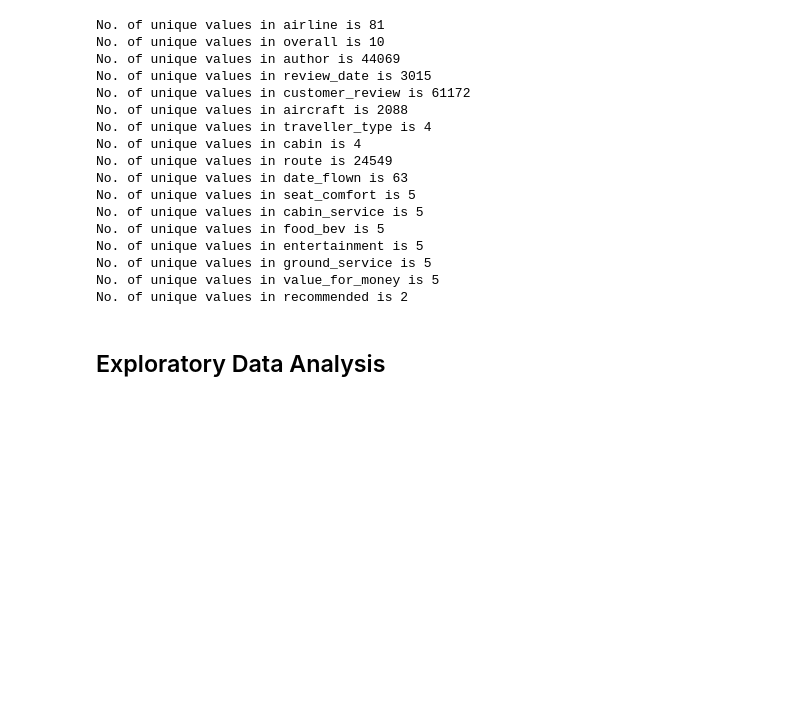
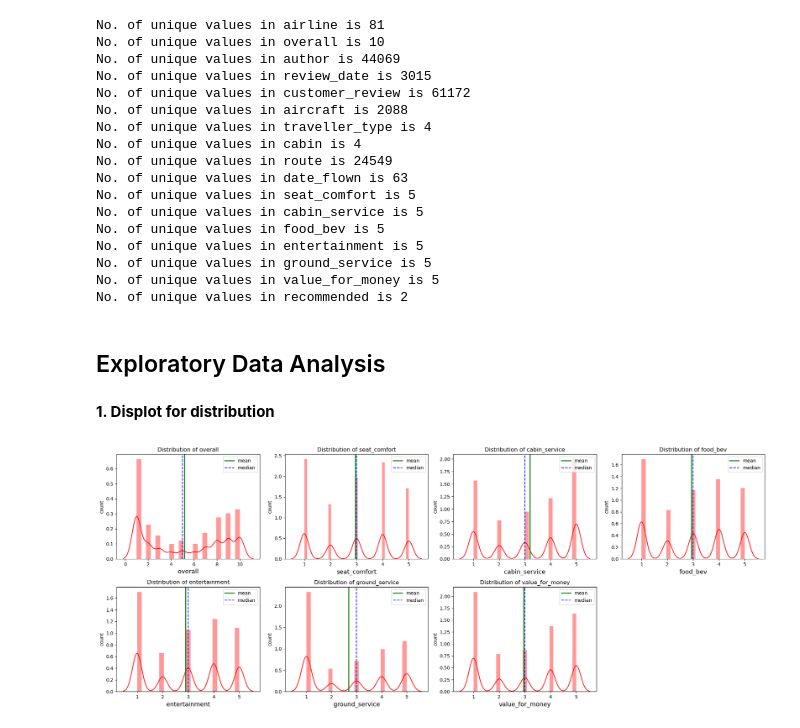
Before and after one commit to Siddharth3271/Airline-Passenger-Refferal-Prediction, a Jupyter notebook: code.ipynb, the cells around one changed output. Drawn from its saved outputs; the diff is of its cells as text; code cells hidden in the pictures; blank space fills up the shorter version.

```diff
--- a/code.ipynb
+++ b/code.ipynb
@@ -228,3 +228,41 @@ No. of unique values in value_for_money is 5
 No. of unique values in recommended is 2
 # %% [markdown]
 ## Exploratory Data Analysis
+# %% [markdown]
+**1. Displot for distribution**
+# %%
+# List of columns to visualize
+cols = ['overall', 'seat_comfort', 'cabin_service', 'food_bev', 'entertainment', 'ground_service', 'value_for_money']
+
+# Create a figure and a set of subplots
+# This creates a single row with as many columns as there are items in your 'cols' list
+fig, axes = plt.subplots(nrows=2, ncols=4, figsize=(20, 8))
+
+# Flatten the axes array for easy iteration
+axes = axes.flatten()
+
+# Loop through the columns and the axes
+for i, col in enumerate(cols):
+    # Plot the distribution on the i-th subplot
+    sns.distplot(airline_df[col], color='r', ax=axes[i])
+
+    # Add title and labels
+    axes[i].set_title(f'Distribution of {col}')
+    axes[i].set_xlabel(col, fontsize=13)
+    axes[i].set_ylabel('count')
+
+    # Plot the mean and the median
+    axes[i].axvline(airline_df[col].mean(), color='green', linewidth=2, label='mean')
+    axes[i].axvline(airline_df[col].median(), color='blue', linestyle='dashed', linewidth=1.5, label='median')
+    axes[i].legend(bbox_to_anchor = (1.0, 1), loc = 'upper right')
+
+#Removing extra graphs
+for j in range(len(cols), len(axes)):
+    fig.delaxes(axes[j])
+# Adjust layout to prevent titles and labels from overlapping
+plt.tight_layout()
+
+# Display the figure with all subplots
+plt.show()
+# %% [output]
+[figure, added]
```
Also changed, not shown: parts of 10 cells of this notebook.
